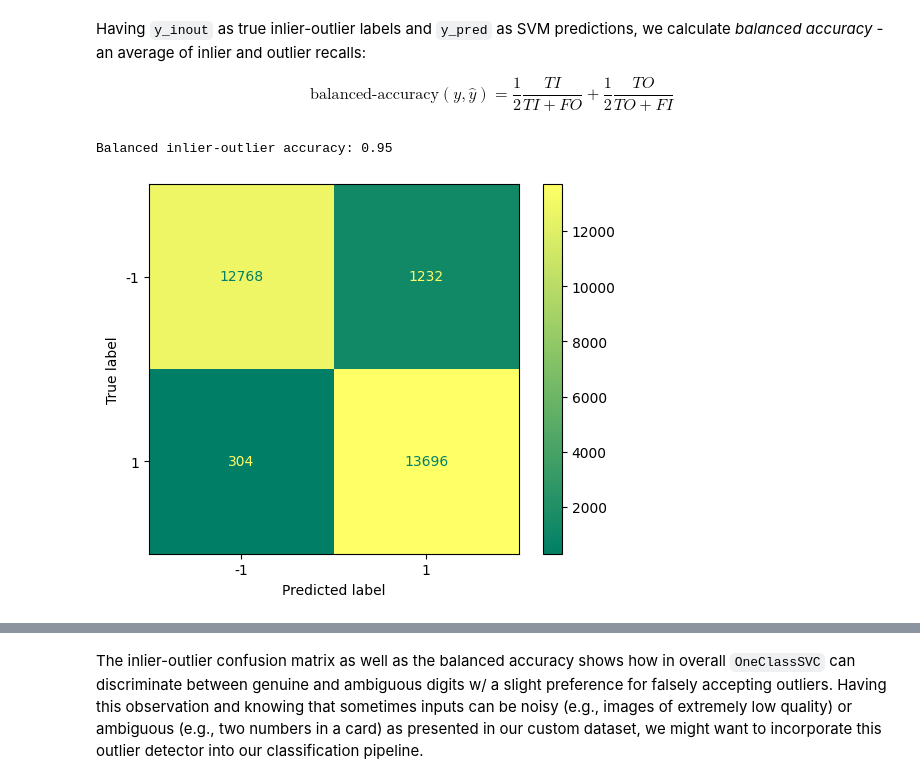
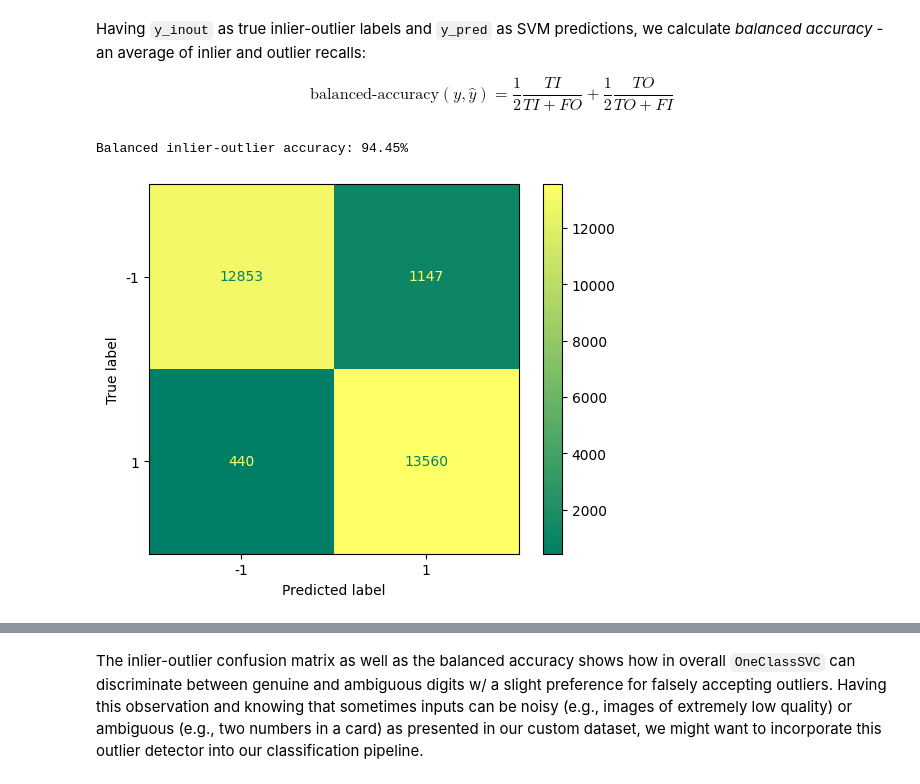
Before and after one commit to sanjaradylov/scikit-fallback, a Jupyter notebook: examples/notebooks/osvm-mnist.ipynb, the cells around one changed output, grey strips where cells are left out. Cells and saved outputs as stored; diff of their text form; code cells hidden in the pictures.

```diff
--- a/examples/notebooks/osvm-mnist.ipynb
+++ b/examples/notebooks/osvm-mnist.ipynb
@@ -80,6 +85,6 @@ X_comb.shape, y_comb.shape
 We will use `OneClassSVM` as an outlier detector (feel free to test any other model).
 # %%
-outlier_detector = make_pipeline(MinMaxScaler(), OneClassSVM(nu=0.02))
+outlier_detector = make_pipeline(MinMaxScaler(), OneClassSVM(nu=0.03))
 outlier_detector.fit(X_train)
 # %% [output]
 Pipeline(steps=[('minmaxscaler', MinMaxScaler()),
@@ -103,13 +108,13 @@ $$
 # %%
 print(
     f"Balanced inlier-outlier accuracy: "
-    f"{balanced_accuracy_score(y_pred, y_inout):.2f}"
+    f"{balanced_accuracy_score(y_pred, y_inout) * 100.:.2f}%"
 )
 ConfusionMatrixDisplay.from_predictions(y_inout, y_pred, cmap="summer")
 plt.show()
 # %% [output]
-Balanced inlier-outlier accuracy: 0.95
+Balanced inlier-outlier accuracy: 94.45%
-[figure, old version]
+[figure, new version]
 # %%
 y_sample = np.concat([y_inout[:1_000], y_inout[-1_000:]])
 
```
Also changed, not shown: parts of 10 cells of this notebook, 1 other file.
